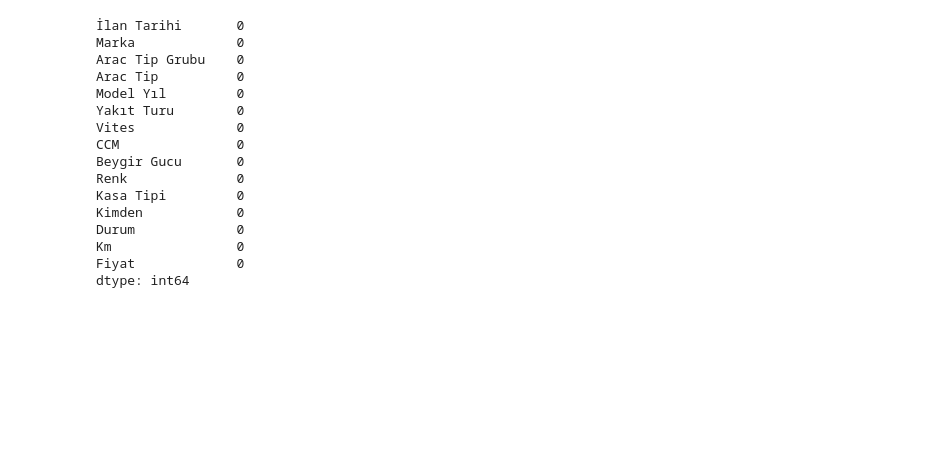
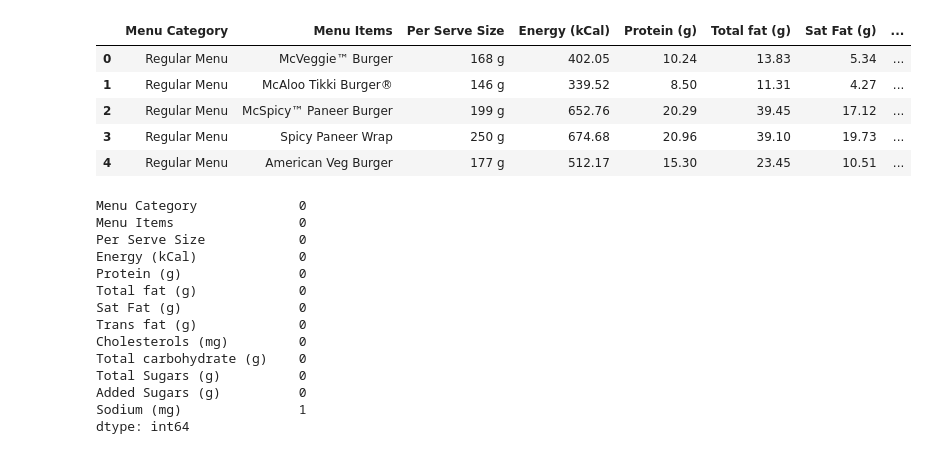
Before and after one commit to Mohamed-Qadar/Analog-clock, a Jupyter notebook: data analysis.ipynb, the cells around one changed output. Cells and saved outputs as stored; diff of their text form; code cells hidden in the pictures; blank space fills up the shorter version.

```diff
--- a/data analysis.ipynb
+++ b/data analysis.ipynb
@@ -30,20 +5,32 @@ print(dataset)
-# %%
-eksik_veriler = dataset.isnull().sum()
-print(eksik_veriler)
-# %% [output]
-İlan Tarihi       0
-Marka             0
-Arac Tip Grubu    0
-Arac Tip          0
-Model Yıl         0
-Yakıt Turu        0
-Vites             0
-CCM               0
-Beygir Gucu       0
-Renk              0
-Kasa Tipi         0
-Kimden            0
-Durum             0
-Km                0
-Fiyat             0
-dtype: int64
+# %%
+#data = pd.read_csv('/content/menu.csv')
+data = pd.read_csv('/content/India_Menu.csv')
+#data = pd.read_csv('/content/gender_submission (1).csv')
+# %%
+data.head()
+# %% [output]
+|  | Menu Category | Menu Items | Per Serve Size | Energy (kCal) | Protein (g) | Total fat (g) | Sat Fat (g) | ... |
+| 0 | Regular Menu | McVeggie™ Burger | 168 g | 402.05 | 10.24 | 13.83 | 5.34 | ... |
+| 1 | Regular Menu | McAloo Tikki Burger® | 146 g | 339.52 | 8.50 | 11.31 | 4.27 | ... |
+| 2 | Regular Menu | McSpicy™ Paneer Burger | 199 g | 652.76 | 20.29 | 39.45 | 17.12 | ... |
+| 3 | Regular Menu | Spicy Paneer Wrap | 250 g | 674.68 | 20.96 | 39.10 | 19.73 | ... |
+| 4 | Regular Menu | American Veg Burger | 177 g | 512.17 | 15.30 | 23.45 | 10.51 | ... |
+# %%
+# Eksik verileri bulma
+eksik_veri = data.isnull().sum()
+print(eksik_veri)
+# %% [output]
+Menu Category             0
+Menu Items                0
+Per Serve Size            0
+Energy (kCal)             0
+Protein (g)               0
+Total fat (g)             0
+Sat Fat (g)               0
+Trans fat (g)             0
+Cholesterols (mg)         0
+Total carbohydrate (g)    0
+Total Sugars (g)          0
+Added Sugars (g)          0
+Sodium (mg)               1
+dtype: int64
```
Also changed, not shown: parts of 22 cells of this notebook.
